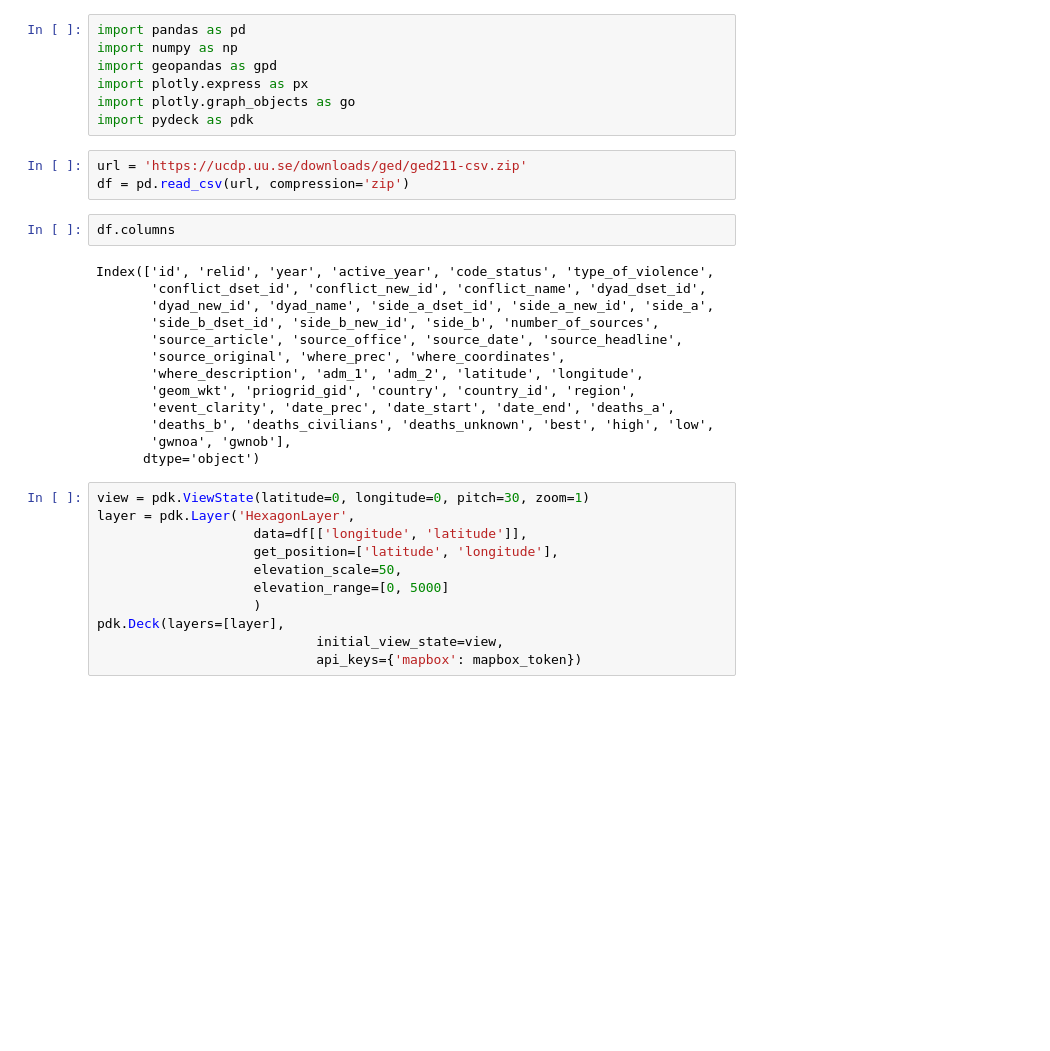
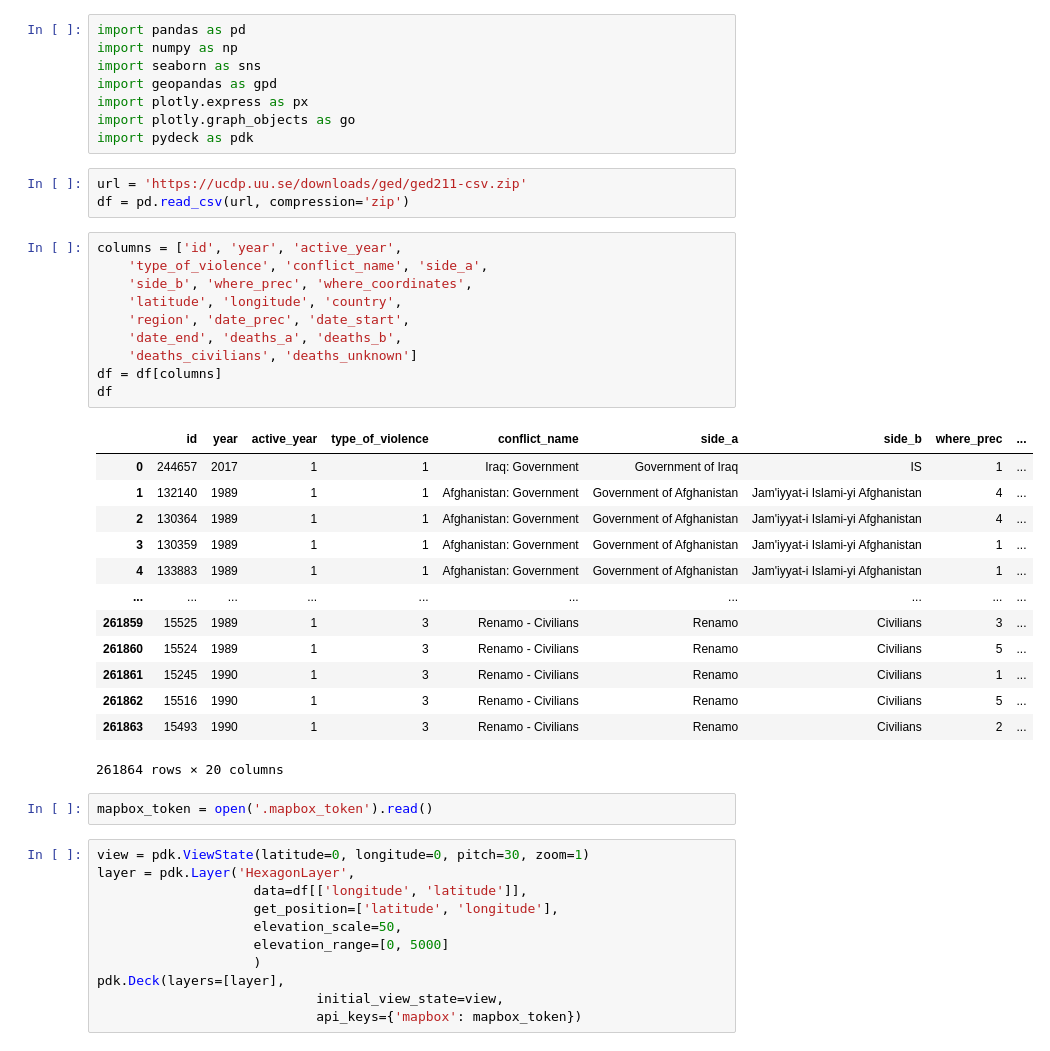
Before and after one commit to oshiromi/conflict-dashboard, a Jupyter notebook: tests.ipynb, the cells around one changed output. Saved outputs shown, nothing was run; the diff lists cells and outputs as text; blank space fills up the shorter version.

Commit message:
Started constants

```diff
--- a/tests.ipynb
+++ b/tests.ipynb
@@ -1,6 +1,7 @@
 # %%
 import pandas as pd
 import numpy as np
+import seaborn as sns
 import geopandas as gpd
 import plotly.express as px
 import plotly.graph_objects as go
@@ -8,21 +9,32 @@ import pydeck as pdk
 # %%
 url = 'https://ucdp.uu.se/downloads/ged/ged211-csv.zip'
 df = pd.read_csv(url, compression='zip')
-# %%
-df.columns
-# %% [output]
-Index(['id', 'relid', 'year', 'active_year', 'code_status', 'type_of_violence',
-       'conflict_dset_id', 'conflict_new_id', 'conflict_name', 'dyad_dset_id',
-       'dyad_new_id', 'dyad_name', 'side_a_dset_id', 'side_a_new_id', 'side_a',
-       'side_b_dset_id', 'side_b_new_id', 'side_b', 'number_of_sources',
-       'source_article', 'source_office', 'source_date', 'source_headline',
-       'source_original', 'where_prec', 'where_coordinates',
-       'where_description', 'adm_1', 'adm_2', 'latitude', 'longitude',
-       'geom_wkt', 'priogrid_gid', 'country', 'country_id', 'region',
-       'event_clarity', 'date_prec', 'date_start', 'date_end', 'deaths_a',
-       'deaths_b', 'deaths_civilians', 'deaths_unknown', 'best', 'high', 'low',
-       'gwnoa', 'gwnob'],
-      dtype='object')
+# %%
+columns = ['id', 'year', 'active_year',
+    'type_of_violence', 'conflict_name', 'side_a',
+    'side_b', 'where_prec', 'where_coordinates',
+    'latitude', 'longitude', 'country',
+    'region', 'date_prec', 'date_start',
+    'date_end', 'deaths_a', 'deaths_b',
+    'deaths_civilians', 'deaths_unknown']
+df = df[columns]
+df
+# %% [output]
+|  | id | year | active_year | type_of_violence | conflict_name | side_a | side_b | where_prec | ... |
+| 0 | 244657 | 2017 | 1 | 1 | Iraq: Government | Government of Iraq | IS | 1 | ... |
+| 1 | 132140 | 1989 | 1 | 1 | Afghanistan: Government | Government of Afghanistan | Jam'iyyat-i Islami-yi Afghanistan | 4 | ... |
+| 2 | 130364 | 1989 | 1 | 1 | Afghanistan: Government | Government of Afghanistan | Jam'iyyat-i Islami-yi Afghanistan | 4 | ... |
+| 3 | 130359 | 1989 | 1 | 1 | Afghanistan: Government | Government of Afghanistan | Jam'iyyat-i Islami-yi Afghanistan | 1 | ... |
+| 4 | 133883 | 1989 | 1 | 1 | Afghanistan: Government | Government of Afghanistan | Jam'iyyat-i Islami-yi Afghanistan | 1 | ... |
+| ... | ... | ... | ... | ... | ... | ... | ... | ... | ... |
+| 261859 | 15525 | 1989 | 1 | 3 | Renamo - Civilians | Renamo | Civilians | 3 | ... |
+| 261860 | 15524 | 1989 | 1 | 3 | Renamo - Civilians | Renamo | Civilians | 5 | ... |
+| 261861 | 15245 | 1990 | 1 | 3 | Renamo - Civilians | Renamo | Civilians | 1 | ... |
+| 261862 | 15516 | 1990 | 1 | 3 | Renamo - Civilians | Renamo | Civilians | 5 | ... |
+| 261863 | 15493 | 1990 | 1 | 3 | Renamo - Civilians | Renamo | Civilians | 2 | ... |
+261864 rows × 20 columns
+# %%
+mapbox_token = open('.mapbox_token').read()
 # %%
 view = pdk.ViewState(latitude=0, longitude=0, pitch=30, zoom=1)
 layer = pdk.Layer('HexagonLayer',
```
Also changed, not shown: parts of 1 cell of this notebook, 3 other files.
